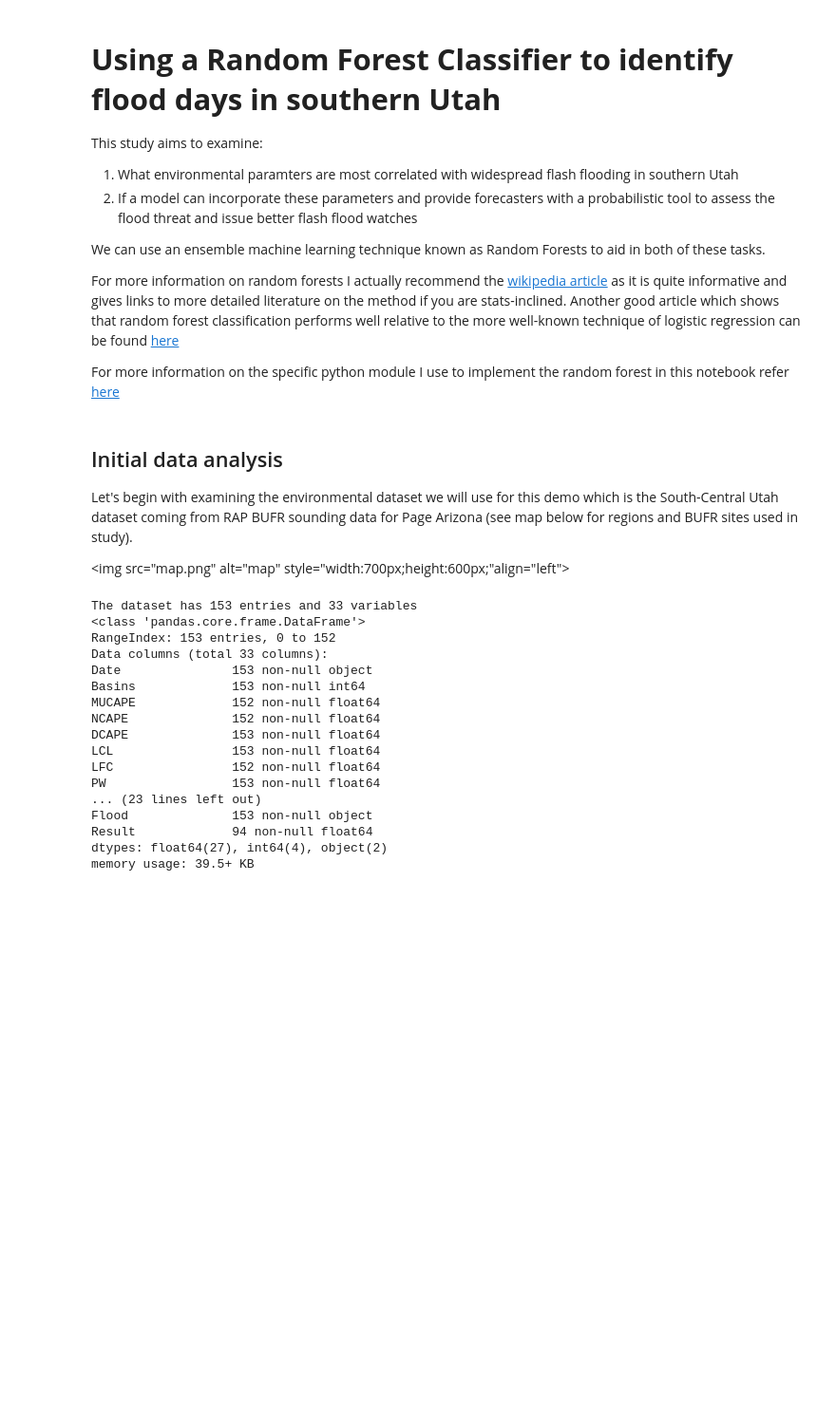
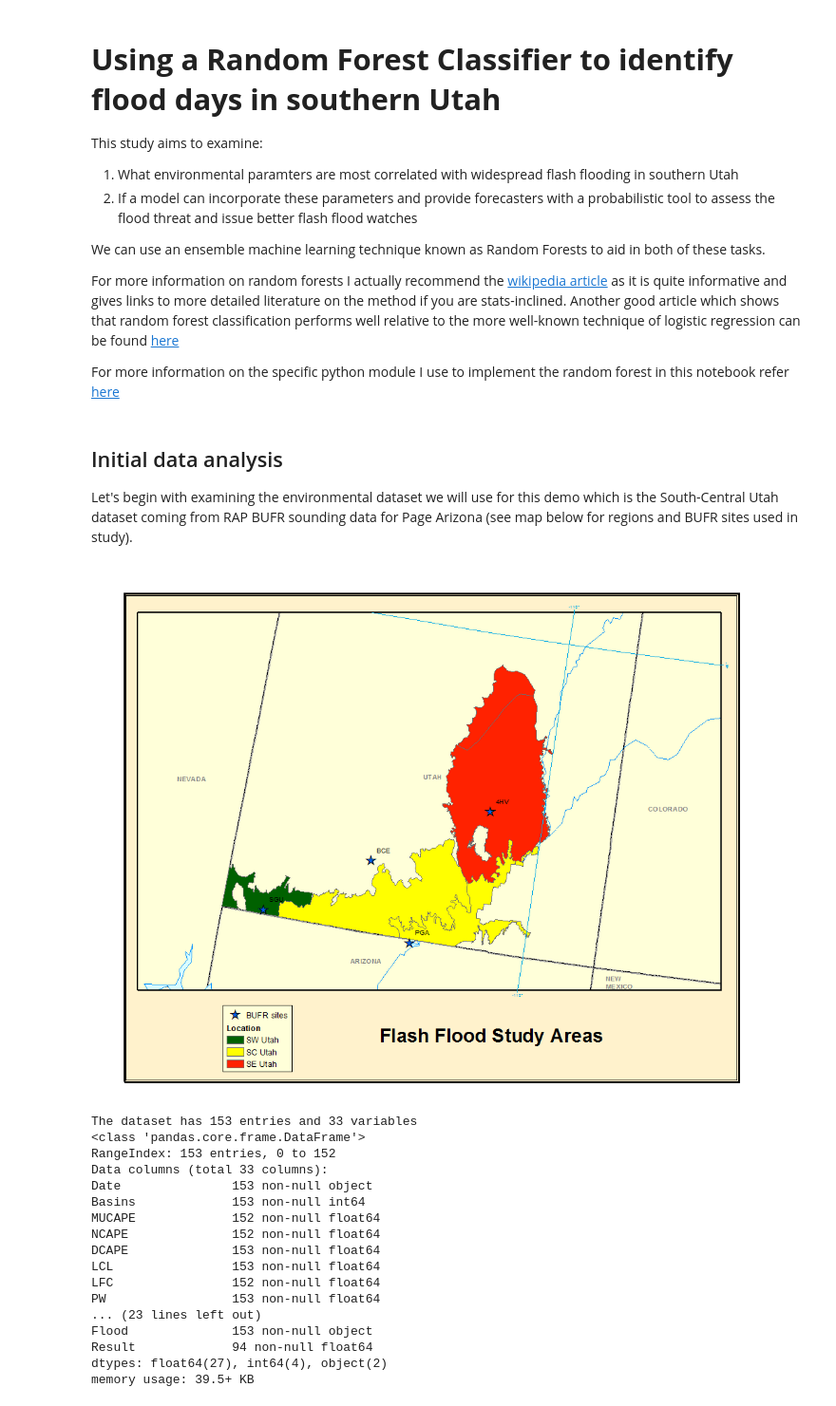
Before and after one commit to Meteorcane13/FFW_study, a Jupyter notebook: FlashFloodStudy.ipynb, the cells around one changed output. Shown at 95% size. Drawn from its saved outputs; the diff is of its cells as text; code cells hidden in the pictures; blank space fills up the shorter version.

```diff
--- a/FlashFloodStudy.ipynb
+++ b/FlashFloodStudy.ipynb
@@ -15,8 +15,11 @@ For more information on the specific python module I use to implement the random
 ## Initial data analysis
 
 Let's begin with examining the environmental dataset we will use for this demo which is the South-Central Utah dataset coming from RAP BUFR sounding data for Page Arizona (see map below for regions and BUFR sites used in study).
-
-<img src="map.png" alt="map" style="width:700px;height:600px;"align="left">
+# %%
+from IPython.display import Image
+Image('map.png')
+# %% [output]
+[figure, added]
 # %%
 import pandas as pd
 import warnings
```
Also changed, not shown: parts of 1 cell of this notebook.
